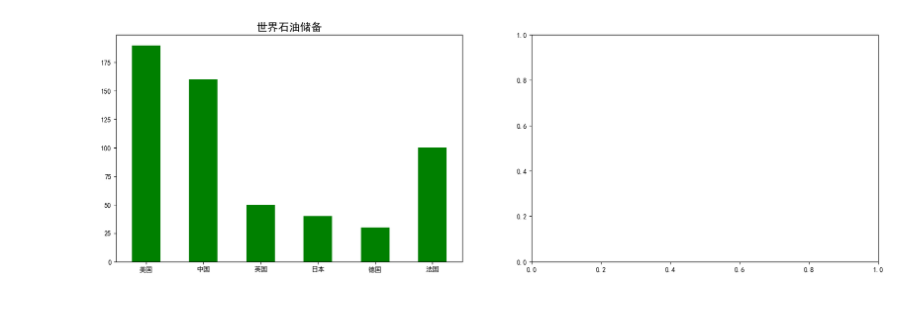
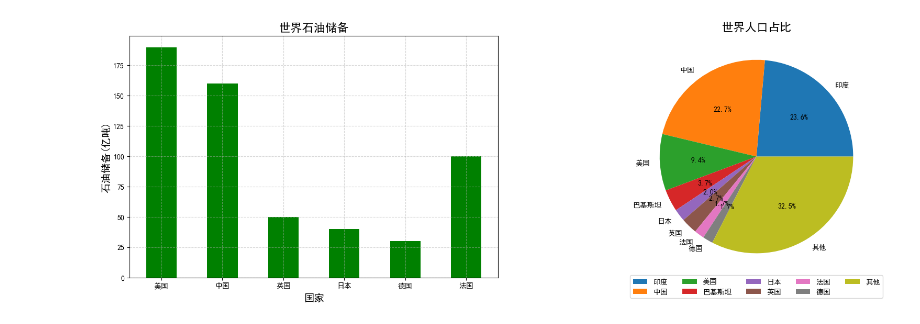
Before and after one commit to lxadoh/python-study, a Jupyter notebook: 数据分析/Matplotlib图表.ipynb, the cells around one changed output. Drawn from its saved outputs; the diff is of its cells as text; code cells hidden in the pictures.

```diff
--- a/数据分析/Matplotlib图表.ipynb
+++ b/数据分析/Matplotlib图表.ipynb
@@ -1,25 +1,37 @@
 # %%
 from matplotlib.axes import Axes
 import matplotlib.pyplot as plt
 
 # 展示中文
 plt.rcParams['font.sans-serif'] = ['SimHei']
 
 # 创建子图
 # figure: 画布对象 axes: 子图对象（里面存放Axes类型的对象）
 figure, axes = plt.subplots(nrows=1, ncols=2, figsize=(20, 6), dpi=100) # 创建一个包含1行2列子图的图形对象 dpi=100表示每英寸100点
 
 # 柱状图: 世界石油储备
 countries = ['美国', '中国', '英国', '日本', '德国', '法国']
 values = [190, 160, 50, 40, 30,100]
 
 axes1: Axes = axes[0]  # 类型注解 Axes
 axes1.bar(countries, values, color='g', width=0.5)
 axes1.set_title('世界石油储备', fontsize=16)
 axes1.set_xlabel('国家', fontsize=14)
 axes1.set_ylabel('石油储备(亿吨)', fontsize=14)
-axes1.grid(linestyle='--', alpha=0.5)
+axes1.grid(linestyle='--', alpha=0.5) # 添加网格
+
+# 饼状图(世界人口占比)
+countries = ['印度', '中国', '美国', '巴基斯坦', '日本', '英国', '法国', '德国','其他']
+values = [14.51, 13.93, 5.8, 2.25, 1.26, 1.66, 1.02, 1.05, 20]
 
 axes2: Axes = axes[1]
+axes2.pie(values, labels=countries, autopct='%1.1f%%')
+axes2.set_title('世界人口占比', fontsize=16)
+axes2.legend(loc='lower center', ncol=5, bbox_to_anchor=(0.5, -0.1)) # ncol: 指定图例的列数  bbox_to_anchor: 指定图例的位置(左右，上下)
+
+# 保存图片
+figure.savefig('data/01.png')
+
+plt.show()
 # %% [output]
-[figure, old version]
+[figure, new version]
```
Also changed, not shown: 5 other files.
